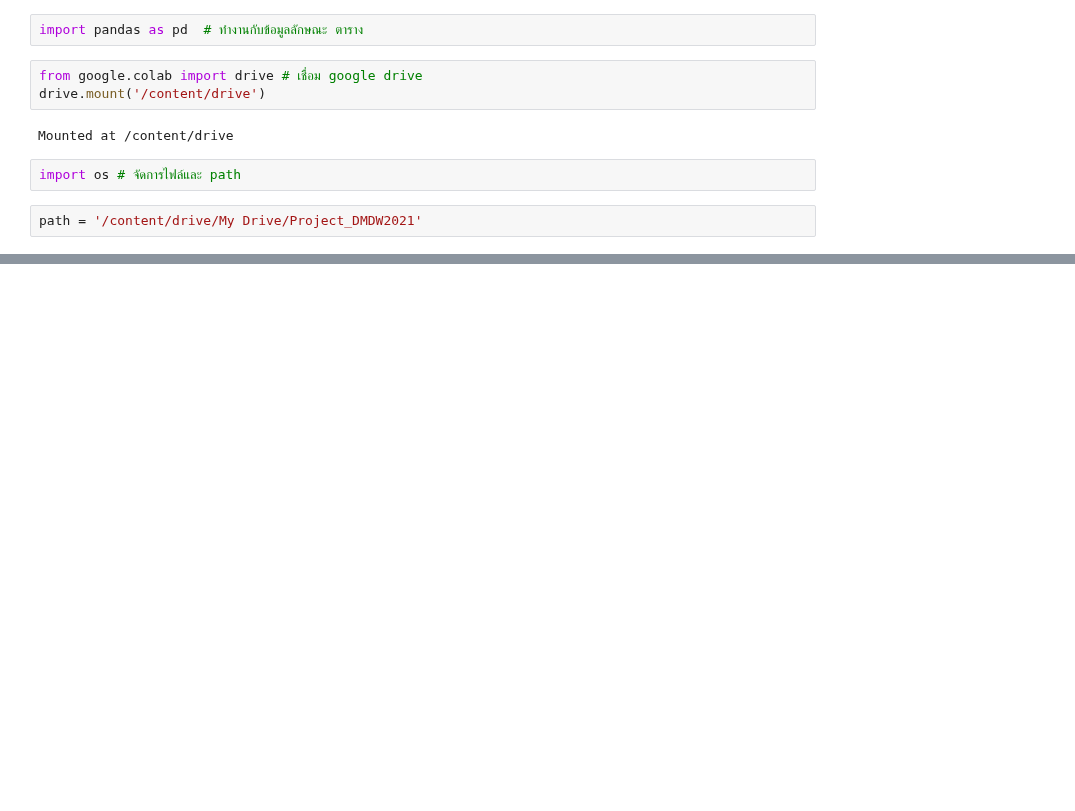
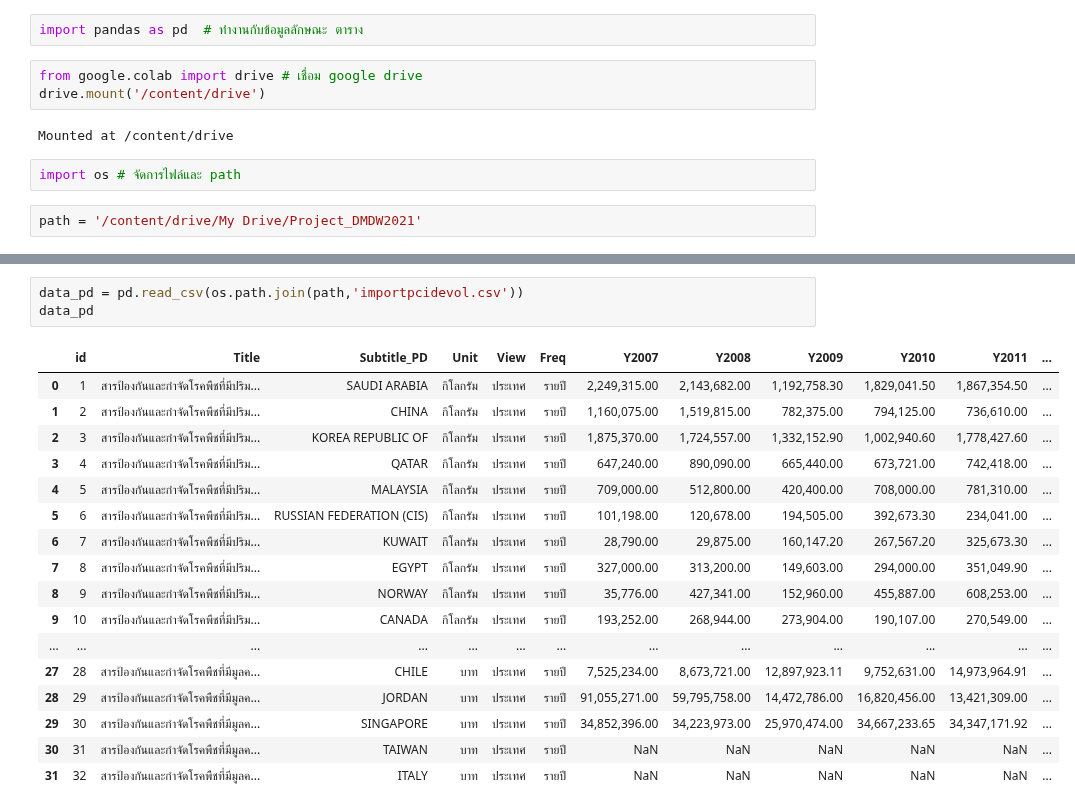
Before and after one commit to Jittiya/DWDM21, a Jupyter notebook: Project.ipynb, the cells around one changed output, grey strips where cells are left out. Cells and saved outputs as stored; diff of their text form; blank space fills up the shorter version.

```diff
--- a/Project.ipynb
+++ b/Project.ipynb
@@ -196,0 +80,21 @@ mixdata
+# %%
+data_pd = pd.read_csv(os.path.join(path,'importpcidevol.csv'))
+data_pd
+# %% [output]
+|  | id | Title | Subtitle_PD | Unit | View | Freq | Y2007 | Y2008 | Y2009 | Y2010 | Y2011 | ... |
+| 0 | 1 | สารป้องกันและกำจัดโรคพืชที่มีปริม... | SAUDI ARABIA | กิโลกรัม | ประเทศ | รายปี | 2,249,315.00 | 2,143,682.00 | 1,192,758.30 | 1,829,041.50 | 1,867,354.50 | ... |
+| 1 | 2 | สารป้องกันและกำจัดโรคพืชที่มีปริม... | CHINA | กิโลกรัม | ประเทศ | รายปี | 1,160,075.00 | 1,519,815.00 | 782,375.00 | 794,125.00 | 736,610.00 | ... |
+| 2 | 3 | สารป้องกันและกำจัดโรคพืชที่มีปริม... | KOREA REPUBLIC OF | กิโลกรัม | ประเทศ | รายปี | 1,875,370.00 | 1,724,557.00 | 1,332,152.90 | 1,002,940.60 | 1,778,427.60 | ... |
+| 3 | 4 | สารป้องกันและกำจัดโรคพืชที่มีปริม... | QATAR | กิโลกรัม | ประเทศ | รายปี | 647,240.00 | 890,090.00 | 665,440.00 | 673,721.00 | 742,418.00 | ... |
+| 4 | 5 | สารป้องกันและกำจัดโรคพืชที่มีปริม... | MALAYSIA | กิโลกรัม | ประเทศ | รายปี | 709,000.00 | 512,800.00 | 420,400.00 | 708,000.00 | 781,310.00 | ... |
+| 5 | 6 | สารป้องกันและกำจัดโรคพืชที่มีปริม... | RUSSIAN FEDERATION (CIS) | กิโลกรัม | ประเทศ | รายปี | 101,198.00 | 120,678.00 | 194,505.00 | 392,673.30 | 234,041.00 | ... |
+| 6 | 7 | สารป้องกันและกำจัดโรคพืชที่มีปริม... | KUWAIT | กิโลกรัม | ประเทศ | รายปี | 28,790.00 | 29,875.00 | 160,147.20 | 267,567.20 | 325,673.30 | ... |
+| 7 | 8 | สารป้องกันและกำจัดโรคพืชที่มีปริม... | EGYPT | กิโลกรัม | ประเทศ | รายปี | 327,000.00 | 313,200.00 | 149,603.00 | 294,000.00 | 351,049.90 | ... |
+| 8 | 9 | สารป้องกันและกำจัดโรคพืชที่มีปริม... | NORWAY | กิโลกรัม | ประเทศ | รายปี | 35,776.00 | 427,341.00 | 152,960.00 | 455,887.00 | 608,253.00 | ... |
+| 9 | 10 | สารป้องกันและกำจัดโรคพืชที่มีปริม... | CANADA | กิโลกรัม | ประเทศ | รายปี | 193,252.00 | 268,944.00 | 273,904.00 | 190,107.00 | 270,549.00 | ... |
+| ... | ... | ... | ... | ... | ... | ... | ... | ... | ... | ... | ... | ... |
+| 27 | 28 | สารป้องกันและกำจัดโรคพืชที่มีมูลค... | CHILE | บาท | ประเทศ | รายปี | 7,525,234.00 | 8,673,721.00 | 12,897,923.11 | 9,752,631.00 | 14,973,964.91 | ... |
+| 28 | 29 | สารป้องกันและกำจัดโรคพืชที่มีมูลค... | JORDAN | บาท | ประเทศ | รายปี | 91,055,271.00 | 59,795,758.00 | 14,472,786.00 | 16,820,456.00 | 13,421,309.00 | ... |
+| 29 | 30 | สารป้องกันและกำจัดโรคพืชที่มีมูลค... | SINGAPORE | บาท | ประเทศ | รายปี | 34,852,396.00 | 34,223,973.00 | 25,970,474.00 | 34,667,233.65 | 34,347,171.92 | ... |
+| 30 | 31 | สารป้องกันและกำจัดโรคพืชที่มีมูลค... | TAIWAN | บาท | ประเทศ | รายปี | NaN | NaN | NaN | NaN | NaN | ... |
+| 31 | 32 | สารป้องกันและกำจัดโรคพืชที่มีมูลค... | ITALY | บาท | ประเทศ | รายปี | NaN | NaN | NaN | NaN | NaN | ... |
```
Also changed, not shown: parts of 40 cells of this notebook.
